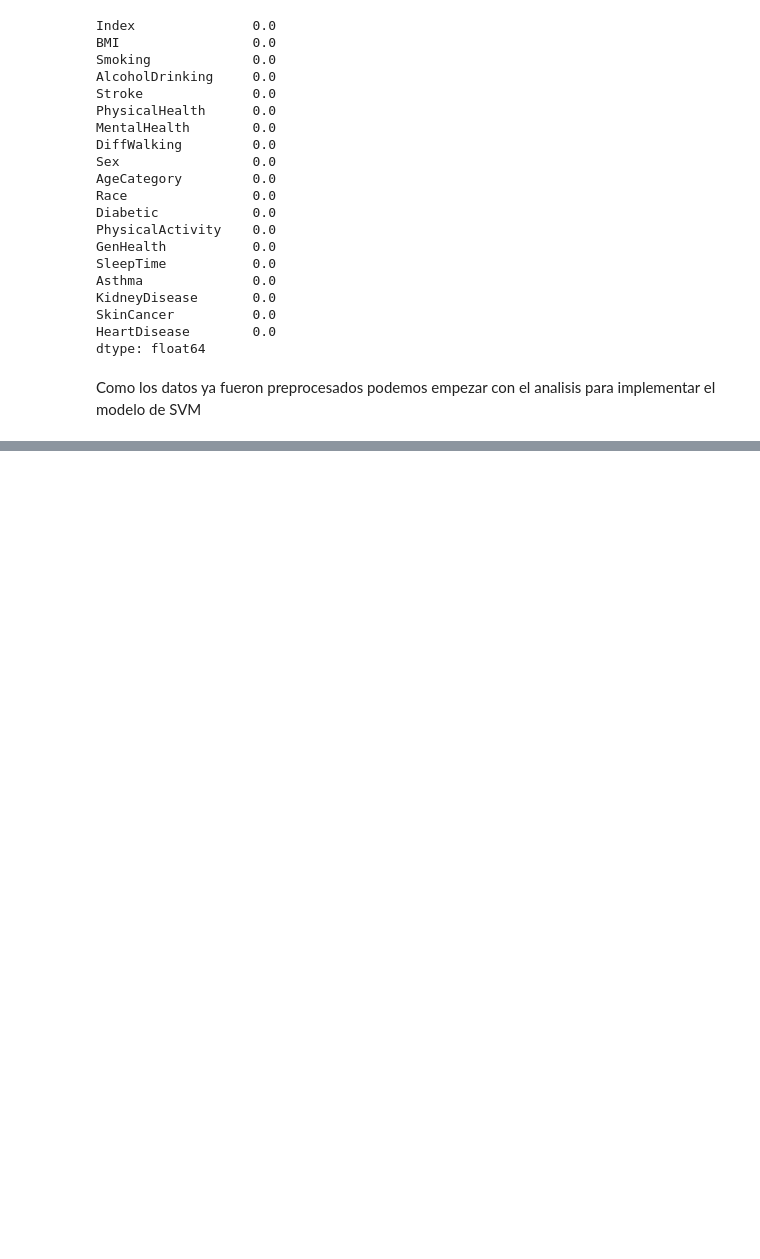
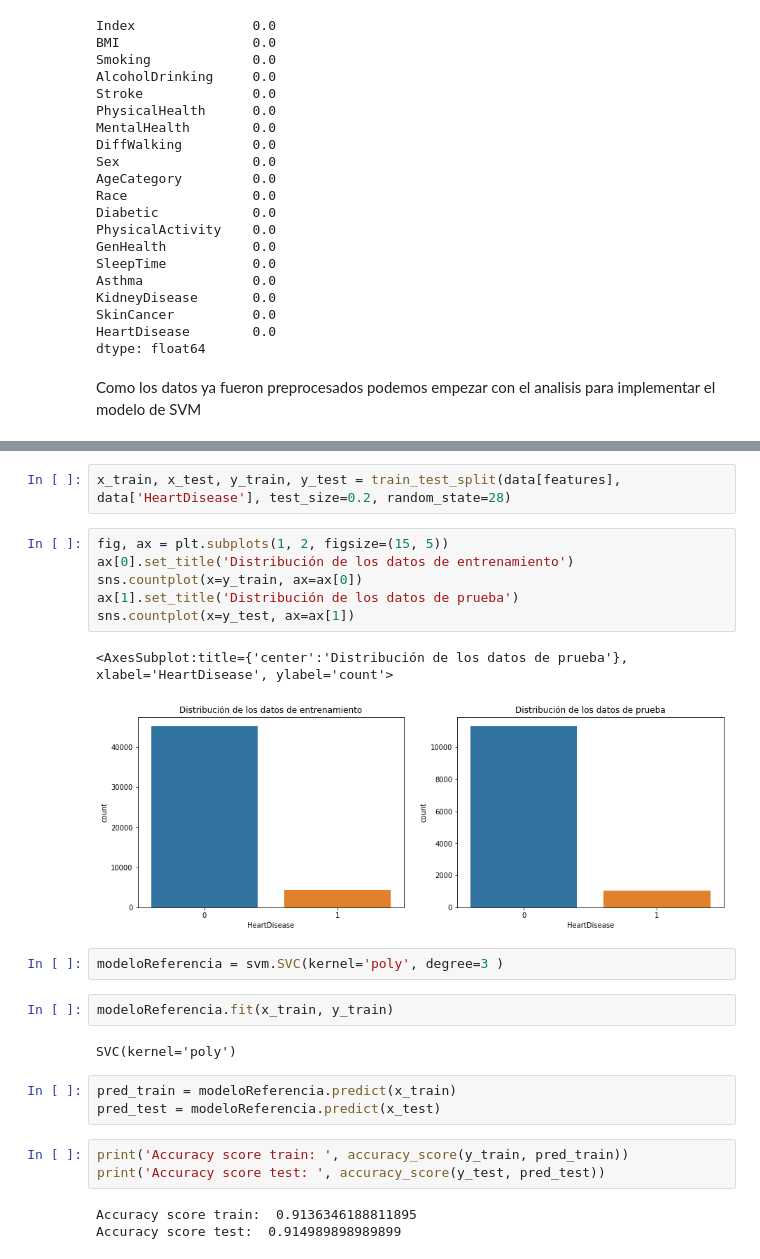
Before and after one commit to Gatos-de-negocios-BI/Laboratorio_1, a Jupyter notebook: svm.ipynb, the cells around one changed output, grey strips where cells are left out. Cells and saved outputs as stored; diff of their text form; blank space fills up the shorter version.

```diff
--- a/svm.ipynb
+++ b/svm.ipynb
@@ -96,0 +111,26 @@ sns.countplot(x='HeartDisease', data=data)
+# %%
+x_train, x_test, y_train, y_test = train_test_split(data[features], data['HeartDisease'], test_size=0.2, random_state=28)
+# %%
+fig, ax = plt.subplots(1, 2, figsize=(15, 5))
+ax[0].set_title('Distribución de los datos de entrenamiento')
+sns.countplot(x=y_train, ax=ax[0])
+ax[1].set_title('Distribución de los datos de prueba')
+sns.countplot(x=y_test, ax=ax[1])
+# %% [output]
+<AxesSubplot:title={'center':'Distribución de los datos de prueba'}, xlabel='HeartDisease', ylabel='count'>
+[figure, added]
+# %%
+modeloReferencia = svm.SVC(kernel='poly', degree=3 )
+# %%
+modeloReferencia.fit(x_train, y_train)
+# %% [output]
+SVC(kernel='poly')
+# %%
+pred_train = modeloReferencia.predict(x_train)
+pred_test = modeloReferencia.predict(x_test)
+# %%
+print('Accuracy score train: ', accuracy_score(y_train, pred_train))
+print('Accuracy score test: ', accuracy_score(y_test, pred_test))
+# %% [output]
+Accuracy score train:  0.9136346188811895
+Accuracy score test:  0.914989898989899
```
Also changed, not shown: parts of 17 cells of this notebook.
